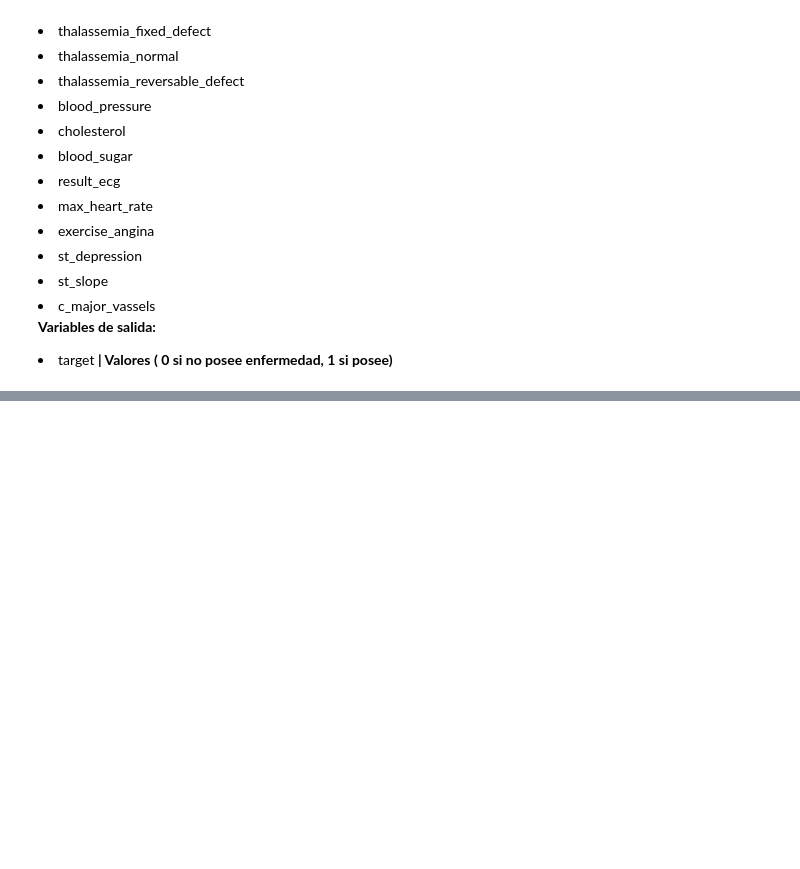
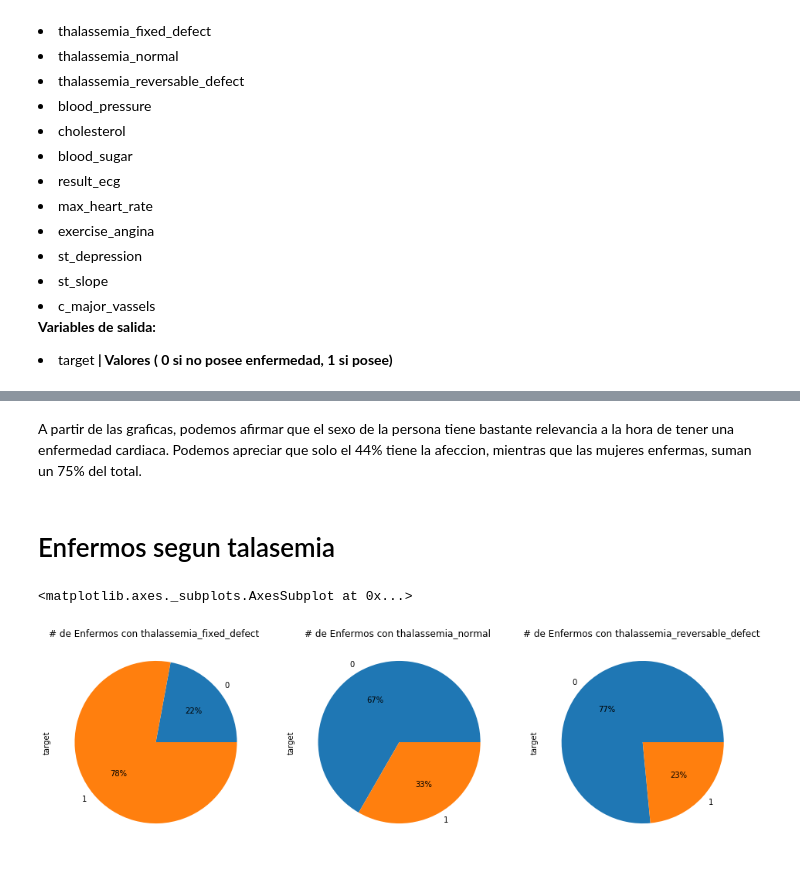
Before and after one commit to NicoMalta/ml_ucse, a Jupyter notebook: tp1_exploration.ipynb, the cells around one changed output, grey strips where cells are left out. Drawn from its saved outputs; the diff is of its cells as text; code cells hidden in the pictures; blank space fills up the shorter version.

```diff
--- a/tp1_exploration.ipynb
+++ b/tp1_exploration.ipynb
@@ -250,0 +303,15 @@ ax.set_title('Valores c_major_vessels')
+# %% [markdown]
+A partir de las graficas, podemos afirmar que el sexo de la persona tiene bastante relevancia a la hora de tener una enfermedad cardiaca. Podemos apreciar que solo el 44% tiene la afeccion, mientras que las mujeres enfermas, suman un 75% del total.
+# %% [markdown]
+# Enfermos segun talasemia
+# %%
+f,ax=plt.subplots(1,3,figsize=(16,8))
+ax[0].set_title('# de Enfermos con thalassemia_fixed_defect ')
+full[full.thalassemia_fixed_defect==1].target.value_counts().sort_index().plot.pie(autopct='%1.0f%%', ax=ax[0])
+ax[1].set_title('# de Enfermos con thalassemia_normal ')
+full[full.thalassemia_normal==1].target.value_counts().sort_index().plot.pie(autopct='%1.0f%%', ax=ax[1])
+ax[2].set_title('# de Enfermos con thalassemia_reversable_defect ')
+full[full.thalassemia_reversable_defect==1].target.value_counts().sort_index().plot.pie(autopct='%1.0f%%', ax=ax[2])
+# %% [output]
+<matplotlib.axes._subplots.AxesSubplot at 0x...>
+[figure, added]
```
Also changed, not shown: parts of 21 cells of this notebook.
